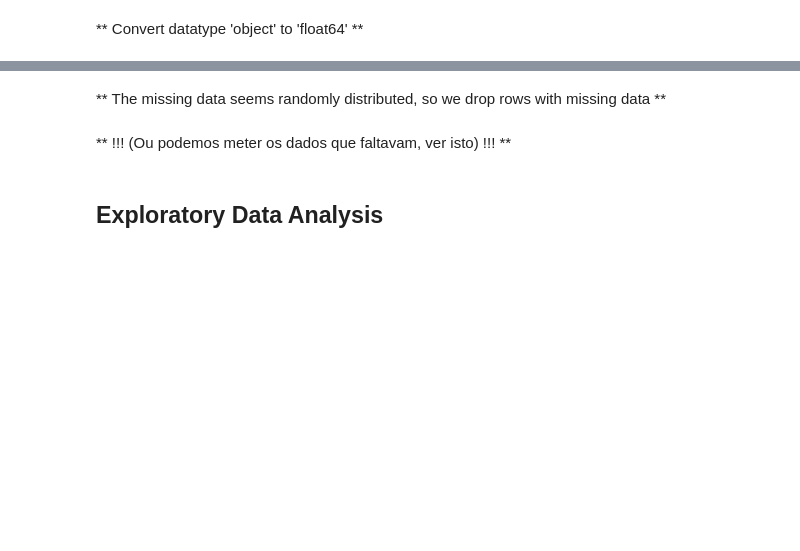
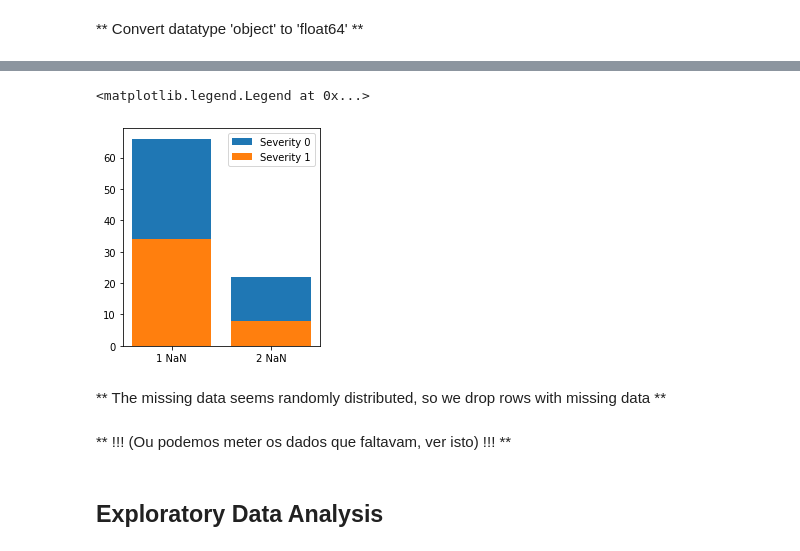
Before and after one commit to pferreira101/ClinicalExaminations, a Jupyter notebook: ClinicalExaminations/script.ipynb, the cells around one changed output, grey strips where cells are left out. Cells and saved outputs as stored; diff of their text form; code cells hidden in the pictures; blank space fills up the shorter version.

```diff
--- a/ClinicalExaminations/script.ipynb
+++ b/ClinicalExaminations/script.ipynb
@@ -51,3 +191,30 @@ sns.heatmap(data.isnull(),yticklabels=False,cbar=False,cmap='viridis')
+# %%
+rows_mv1_sv0 = 0
+rows_mv2_sv0 = 0
+rows_mv1_sv1 = 0
+rows_mv2_sv1 = 0
+# %%
+for index, row in data.iterrows():
+    if(row['Severity'] == 0):
+        if(row.isnull().sum() == 1):
+            rows_mv1_sv0 += 1
+        elif(row.isnull().sum() == 2):
+            rows_mv2_sv0 += 1
+    else:
+        if(row.isnull().sum() == 1):
+            rows_mv1_sv1 += 1
+        elif(row.isnull().sum() == 2):
+            rows_mv2_sv1 += 1
+# %%
+plt.figure(figsize=(12, 4))
+plt.subplot(131)
+plt.bar(['1 NaN', '2 NaN'], [rows_mv1_sv0,rows_mv2_sv0], label = "Severity 0")
+plt.subplot(131)
+plt.bar(['1 NaN', '2 NaN'], [rows_mv1_sv1,rows_mv2_sv1], label = "Severity 1")
+plt.legend()
+# %% [output]
+<matplotlib.legend.Legend at 0x...>
+[figure, added]
 # %% [markdown]
 ** The missing data seems randomly distributed, so we drop rows with missing data **
 # %%
```
Also changed, not shown: parts of 22 cells of this notebook.
